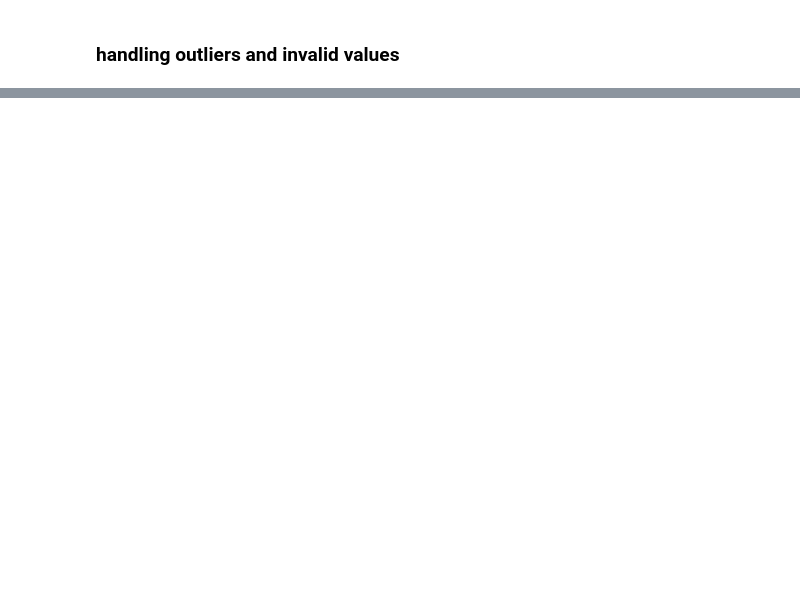
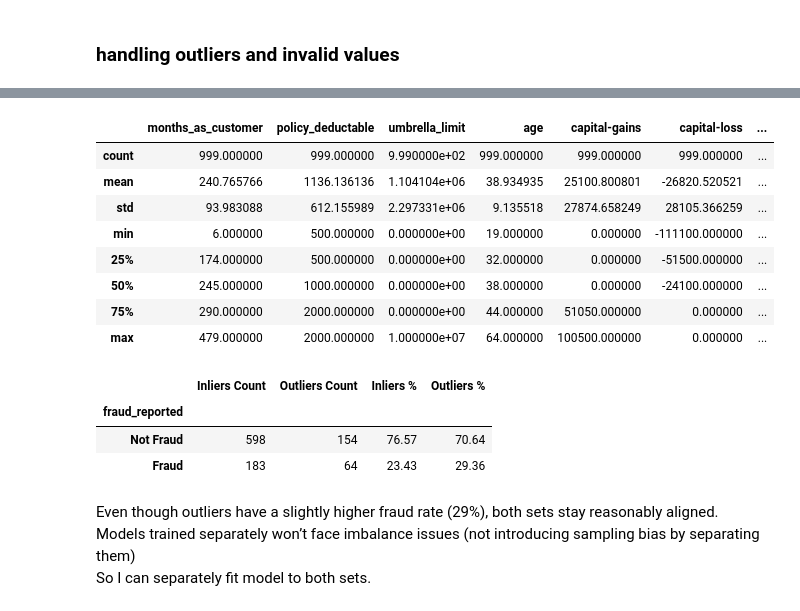
Before and after one commit to yingcheuk/fraud-detector, a Jupyter notebook: notebooks/01_data_exploration.ipynb, the cells around one changed output, grey strips where cells are left out. Drawn from its saved outputs; the diff is of its cells as text; code cells hidden in the pictures; blank space fills up the shorter version.

```diff
--- a/notebooks/01_data_exploration.ipynb
+++ b/notebooks/01_data_exploration.ipynb
@@ -237,0 +158,5 @@ memory usage: 304.8+ KB
+# %%
+for i in df[df['umbrella_limit'] < 0].index:
+    df.loc[i, 'umbrella_limit'] *= -1
+
+df[df['umbrella_limit'] < 0]
@@ -237,0 +172,10 @@ memory usage: 304.8+ KB
+# %%
+# calculate months_with_policy based on the dates
+df['months_with_policy'] = ((df['incident_date'] - df['policy_bind_date']) / pd.Timedelta(days=30)).astype(int)
+# %%
+#df[['months_as_customer','policy_bind_date', 'incident_date', 'months_with_policy']].sort_values("policy_bind_date")
+#df[df['months_with_policy'] > df['months_as_customer']][['months_as_customer','policy_bind_date', 'incident_date', 'months_with_policy']].sort_values("months_as_customer")
+
+# Generally, months_as_customer should ≥ months_with_policy (calculated) -> fix the invalid values
+df.loc[df['months_with_policy'] > df['months_as_customer'], 'months_as_customer'] = df['months_with_policy']
+df[['months_as_customer','policy_bind_date', 'incident_date', 'months_with_policy']].sort_values("policy_bind_date")
@@ -237,0 +196,5 @@ memory usage: 304.8+ KB
+# %%
+#df[df['policy_bind_date'] >= df['incident_date']][['months_as_customer','policy_bind_date', 'incident_date', 'months_with_policy', 'fraud_reported']]
+
+# logically, incident_date should not be earlier than policy_bind_date
+df = df[df['policy_bind_date'] < df['incident_date']]
@@ -237,0 +205,14 @@ memory usage: 304.8+ KB
+# %%
+df[['months_as_customer', 'policy_deductable', 'umbrella_limit', 'age', 'capital-gains', 'capital-loss',
+            'number_of_vehicles_involved', 'bodily_injuries', 'witnesses',
+           'total_claim_amount', 'injury_claim', 'property_claim', 'vehicle_claim']].describe()
+# %% [output]
+|  | months_as_customer | policy_deductable | umbrella_limit | age | capital-gains | capital-loss | ... |
+| count | 999.000000 | 999.000000 | 9.990000e+02 | 999.000000 | 999.000000 | 999.000000 | ... |
+| mean | 240.765766 | 1136.136136 | 1.104104e+06 | 38.934935 | 25100.800801 | -26820.520521 | ... |
+| std | 93.983088 | 612.155989 | 2.297331e+06 | 9.135518 | 27874.658249 | 28105.366259 | ... |
+| min | 6.000000 | 500.000000 | 0.000000e+00 | 19.000000 | 0.000000 | -111100.000000 | ... |
+| 25% | 174.000000 | 500.000000 | 0.000000e+00 | 32.000000 | 0.000000 | -51500.000000 | ... |
+| 50% | 245.000000 | 1000.000000 | 0.000000e+00 | 38.000000 | 0.000000 | -24100.000000 | ... |
+| 75% | 290.000000 | 2000.000000 | 0.000000e+00 | 44.000000 | 51050.000000 | 0.000000 | ... |
+| max | 479.000000 | 2000.000000 | 1.000000e+07 | 64.000000 | 100500.000000 | 0.000000 | ... |
@@ -237,0 +244,27 @@ memory usage: 304.8+ KB
+# %%
+# Get counts
+inlier_counts = df_inliers["fraud_reported"].value_counts()
+outlier_counts = df_outliers["fraud_reported"].value_counts()
+
+# Create a summary DataFrame
+summary = pd.DataFrame({
+    "Inliers Count": inlier_counts,
+    "Outliers Count": outlier_counts
+})
+
+# Add class ratio (percentage)
+summary["Inliers %"] = (summary["Inliers Count"] / summary["Inliers Count"].sum() * 100).round(2)
+summary["Outliers %"] = (summary["Outliers Count"] / summary["Outliers Count"].sum() * 100).round(2)
+
+summary.index = summary.index.map({'N': "Not Fraud", 'Y': "Fraud"})
+
+summary
+# %% [output]
+|  | Inliers Count | Outliers Count | Inliers % | Outliers % |
+| fraud_reported |  |  |  |  |
+| Not Fraud | 598 | 154 | 76.57 | 70.64 |
+| Fraud | 183 | 64 | 23.43 | 29.36 |
+# %% [markdown]
+Even though outliers have a slightly higher fraud rate (29%), both sets stay reasonably aligned.
+Models trained separately won’t face imbalance issues (not introducing sampling bias by separating them)
+So I can separately fit model to both sets.
```
Also changed, not shown: parts of 54 cells of this notebook, 1 other file.
